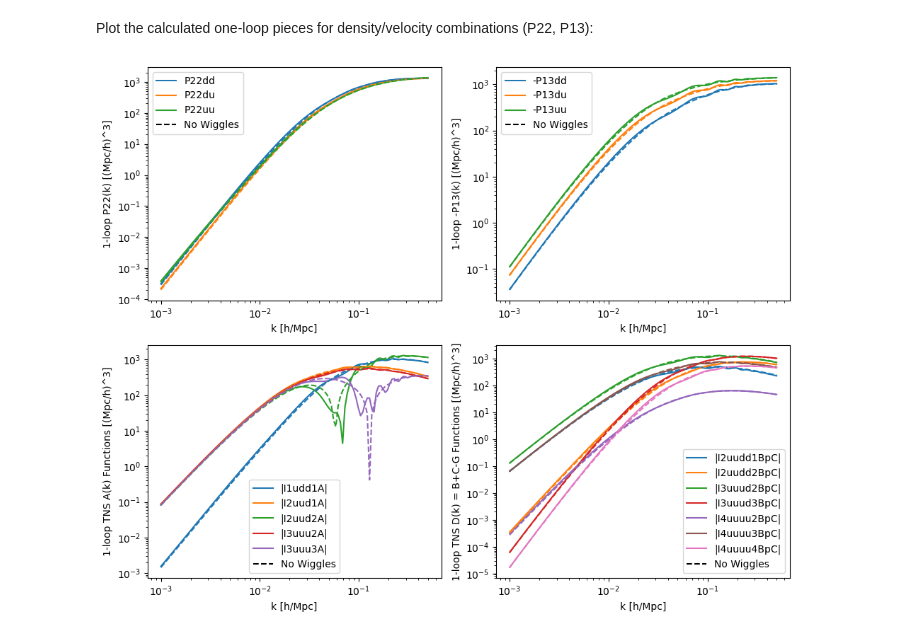
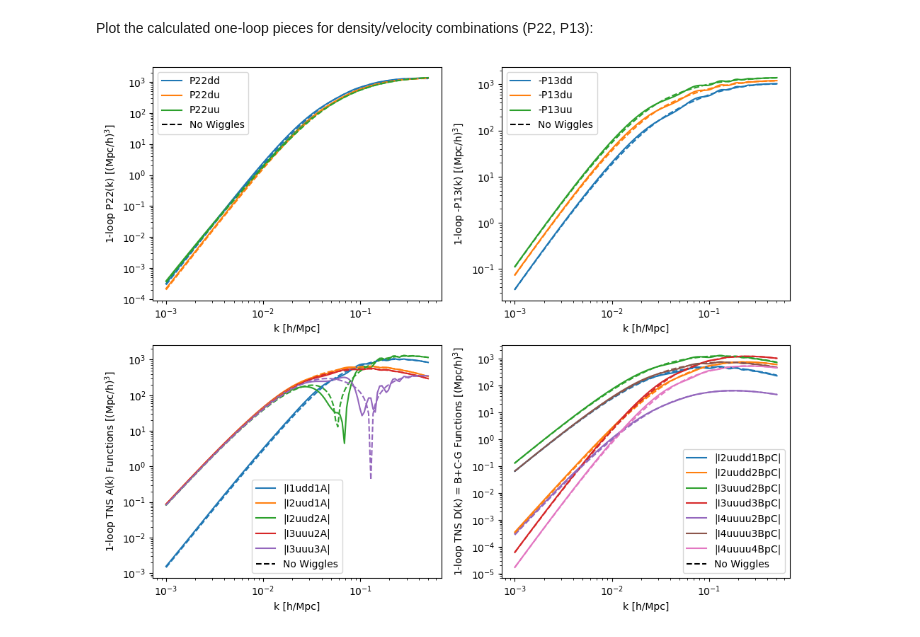
Before and after one commit to cosmodesi/fkptjax, a Jupyter notebook: examples/kfunctions.ipynb, the cells around one changed output. Saved outputs shown, nothing was run; the diff lists cells and outputs as text; code cells hidden in the pictures.

```diff
--- a/examples/kfunctions.ipynb
+++ b/examples/kfunctions.ipynb
@@ -86,13 +65,16 @@ calculator.initialize(init_data)
 ### Evaluate K Functions
 # %% [markdown]
 Evaluate k functions for each new input cosmology. There is no need to re-initialize when only the inputs to `evaluate()` are changing. The first call is relatively slow for the jax implementation due to JIT compilation.
+# %%
+# Bundle evaluate() args so we can re-use them for timing below
+eval_args = dict(
+    # cosmology
+    Pk_in=snap.arrays.Pk_in, Pk_nw_in=snap.arrays.Pk_nw_in, fk_in=snap.arrays.f_in,
+    # kernel constants
+    A=snap.params.KA_LCDM, ApOverf0=snap.params.KAp_LCDM/snap.params.f0,
+    CFD3=snap.params.KR1_LCDM, CFD3p=snap.params.KR1p_LCDM,
+    # other parameters
+    sigma2v=snap.params.sigma2v, f0=snap.params.f0)
 # %%
-kfuncs = calculator.evaluate(
-    # cosmology
-    Pk_in=snap.arrays.Pk_in, Pk_nw_in=snap.arrays.Pk_nw_in, fk_in=snap.arrays.f_in,
-    # kernel constants
-    A=snap.params.KA_LCDM, ApOverf0=snap.params.KAp_LCDM/snap.params.f0,
-    CFD3=snap.params.KR1_LCDM, CFD3p=snap.params.KR1p_LCDM,
-    # other parameters
-    sigma2v=snap.params.sigma2v, f0=snap.params.f0)
+kfuncs = calculator.evaluate(**eval_args)
 # %% [markdown]
@@ -112,43 +96,15 @@ Time the evaluation code (not including the initial JIT overhead):
 # %% [markdown]
 Plot the calculated one-loop pieces for density/velocity combinations (P22, P13):
 # %%
-def plot_one_loop(k_out, kfuncs):
-
-    fig, ax = plt.subplots(2, 2, figsize=(10, 8))
-
-    for i, label in enumerate(('no-wiggles', 'wiggles')):
-        ls = '-' if i == 0 else '--'
-        ax[0,0].loglog(k_out, kfuncs.P22dd[i], c='C0', ls=ls, label=f'P22dd' if i == 0 else None)
-        ax[0,0].loglog(k_out, kfuncs.P22du[i], c='C1', ls=ls, label=f'P22du' if i == 0 else None)
-        ax[0,0].loglog(k_out, kfuncs.P22uu[i], c='C2', ls=ls, label=f'P22uu' if i == 0 else None)
-        ax[0,1].loglog(k_out, -kfuncs.P13dd[i], c='C0', ls=ls, label=f'-P13dd' if i == 0 else None)
-        ax[0,1].loglog(k_out, -kfuncs.P13du[i], c='C1', ls=ls, label=f'-P13du' if i == 0 else None)
-        ax[0,1].loglog(k_out, -kfuncs.P13uu[i], c='C2', ls=ls, label=f'-P13uu' if i == 0 else None)
-        ax[1,0].loglog(k_out, np.abs(kfuncs.I1udd1A[i]), c='C0', ls=ls, label=f'|I1udd1A|' if i == 0 else None)
-        ax[1,0].loglog(k_out, np.abs(kfuncs.I2uud1A[i]), c='C1', ls=ls, label=f'|I2uud1A|' if i == 0 else None)
-        ax[1,0].loglog(k_out, np.abs(kfuncs.I2uud2A[i]), c='C2', ls=ls, label=f'|I2uud2A|' if i == 0 else None)
-        ax[1,0].loglog(k_out, np.abs(kfuncs.I3uuu2A[i]), c='C3', ls=ls, label=f'|I3uuu2A|' if i == 0 else None)
-        ax[1,0].loglog(k_out, np.abs(kfuncs.I3uuu3A[i]), c='C4', ls=ls, label=f'|I3uuu3A|' if i == 0 else None)
-        ax[1,1].loglog(k_out, np.abs(kfuncs.I2uudd1BpC[i]), c='C0', ls=ls, label=f'|I2uudd1BpC|' if i == 0 else None)
-        ax[1,1].loglog(k_out, np.abs(kfuncs.I2uudd2BpC[i]), c='C1', ls=ls, label=f'|I2uudd2BpC|' if i == 0 else None)
-        ax[1,1].loglog(k_out, np.abs(kfuncs.I3uuud2BpC[i]), c='C2', ls=ls, label=f'|I3uuud2BpC|' if i == 0 else None)
-        ax[1,1].loglog(k_out, np.abs(kfuncs.I3uuud3BpC[i]), c='C3', ls=ls, label=f'|I3uuud3BpC|' if i == 0 else None)
-        ax[1,1].loglog(k_out, np.abs(kfuncs.I4uuuu2BpC[i]), c='C4', ls=ls, label=f'|I4uuuu2BpC|' if i == 0 else None)
-        ax[1,1].loglog(k_out, np.abs(kfuncs.I4uuuu3BpC[i]), c='C5', ls=ls, label=f'|I4uuuu3BpC|' if i == 0 else None)
-        ax[1,1].loglog(k_out, np.abs(kfuncs.I4uuuu4BpC[i]), c='C6', ls=ls, label=f'|I4uuuu4BpC|' if i == 0 else None)
-    for axi in ax.flatten():
-        axi.loglog([], [], 'k--', label='No Wiggles')
-        axi.set_xlabel('k [h/Mpc]')
-        axi.legend()
-    ax[0,0].set_ylabel('1-loop P22(k) [(Mpc/h)^3]')
-    ax[0,1].set_ylabel('1-loop -P13(k) [(Mpc/h)^3]')
-    ax[1,0].set_ylabel('1-loop TNS A(k) Functions [(Mpc/h)^3]')
-    ax[1,1].set_ylabel('1-loop TNS D(k) = B+C-G Functions [(Mpc/h)^3]')
-
-    plt.tight_layout()
-    plt.show()
-
-plot_one_loop(init_data.logk_grid, kfuncs)
+fkptjax.plot.plot_one_loop(
+    init_data.logk_grid,
+    kfuncs.P22dd, kfuncs.P22du, kfuncs.P22uu,
+    kfuncs.P13dd, kfuncs.P13du, kfuncs.P13uu,
+    kfuncs.I1udd1A, kfuncs.I2uud1A, kfuncs.I2uud2A,
+    kfuncs.I3uuu2A, kfuncs.I3uuu3A,
+    kfuncs.I2uudd1BpC, kfuncs.I2uudd2BpC,
+    kfuncs.I3uuud2BpC, kfuncs.I3uuud3BpC,
+    kfuncs.I4uuuu2BpC, kfuncs.I4uuuu3BpC, kfuncs.I4uuuu4BpC);
 # %% [output]
-[figure, old version]
+[figure, new version]
 # %%
```
Also changed, not shown: parts of 9 cells of this notebook.
